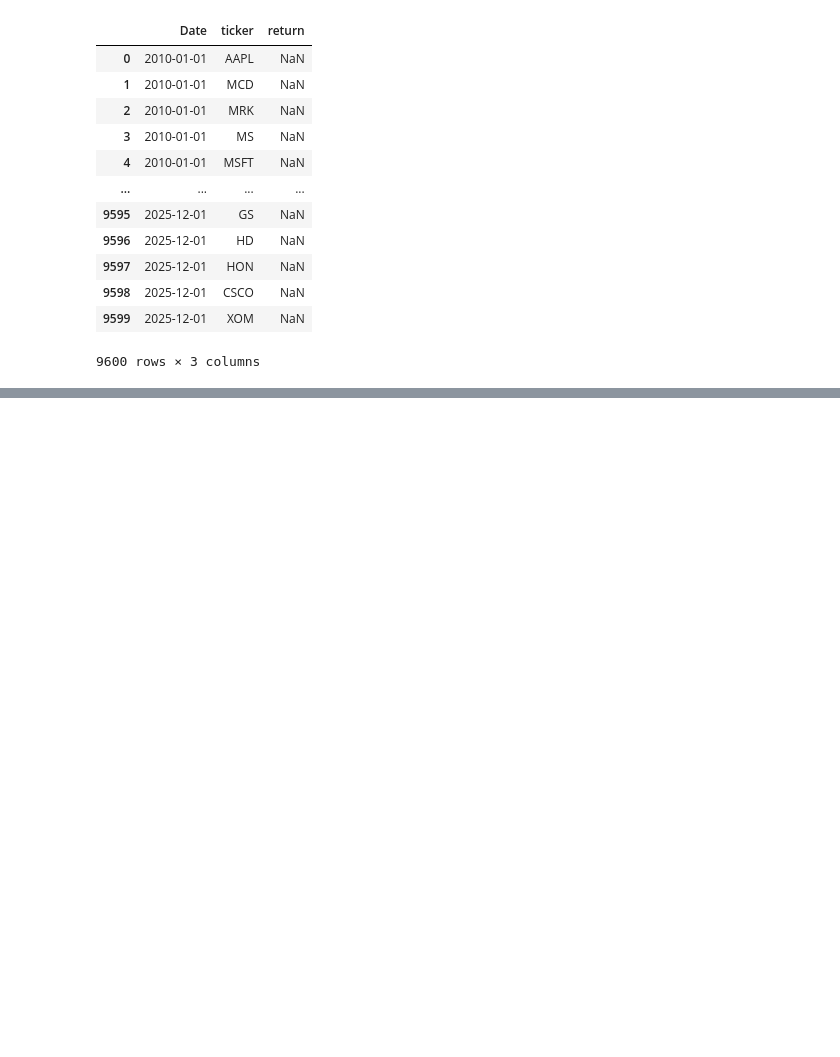
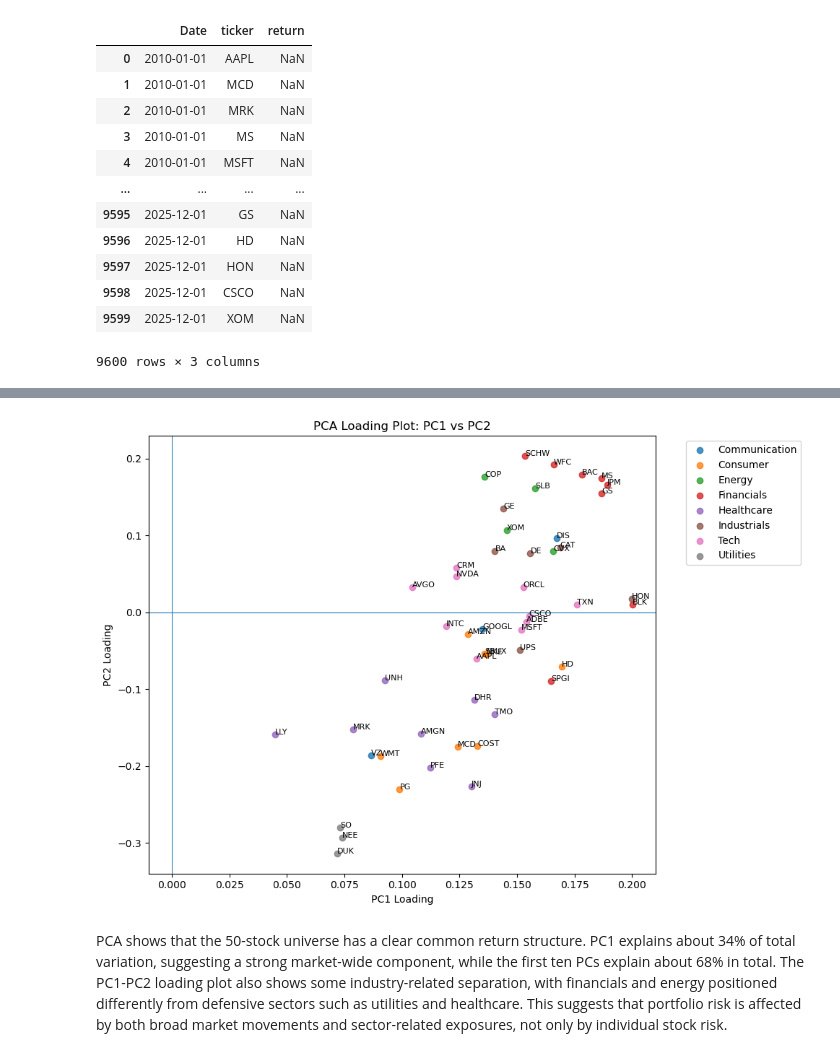
Before and after one commit to rocktrip9797/BFF5525_individual_taskwork, a Jupyter notebook: notebook/Projuect_31079105.ipynb, the cells around one changed output, grey strips where cells are left out. Drawn from its saved outputs; the diff is of its cells as text; code cells hidden in the pictures; blank space fills up the shorter version.

```diff
--- a/notebook/Projuect_31079105.ipynb
+++ b/notebook/Projuect_31079105.ipynb
@@ -360,0 +637,32 @@ Name: count, dtype: int64
+# %%
+# 2.3 PCA Loading Plot: PC1 vs PC2
+
+
+pca_plot_df = (
+    pca_loadings[["PC1", "PC2"]]
+    .reset_index()
+    .rename(columns={"index": "ticker"})
+    .merge(industry_map, on="ticker", how="left")
+)
+
+plt.figure(figsize=(10, 7))
+
+for industry, group in pca_plot_df.groupby("industry"):
+    plt.scatter(group["PC1"], group["PC2"], label=industry, alpha=0.8)
+
+for _, row in pca_plot_df.iterrows():
+    plt.text(row["PC1"], row["PC2"], row["ticker"], fontsize=8)
+
+plt.axhline(0, linewidth=0.8)
+plt.axvline(0, linewidth=0.8)
+
+plt.title("PCA Loading Plot: PC1 vs PC2")
+plt.xlabel("PC1 Loading")
+plt.ylabel("PC2 Loading")
+plt.legend(bbox_to_anchor=(1.05, 1), loc="upper left")
+plt.tight_layout()
+plt.show()
+# %% [output]
+[figure, added]
+# %% [markdown]
+PCA shows that the 50-stock universe has a clear common return structure. PC1 explains about 34% of total variation, suggesting a strong market-wide component, while the first ten PCs explain about 68% in total. The PC1-PC2 loading plot also shows some industry-related separation, with financials and energy positioned differently from defensive sectors such as utilities and healthcare. This suggests that portfolio risk is affected by both broad market movements and sector-related exposures, not only by individual stock risk.
```
Also changed, not shown: parts of 9 cells of this notebook.
